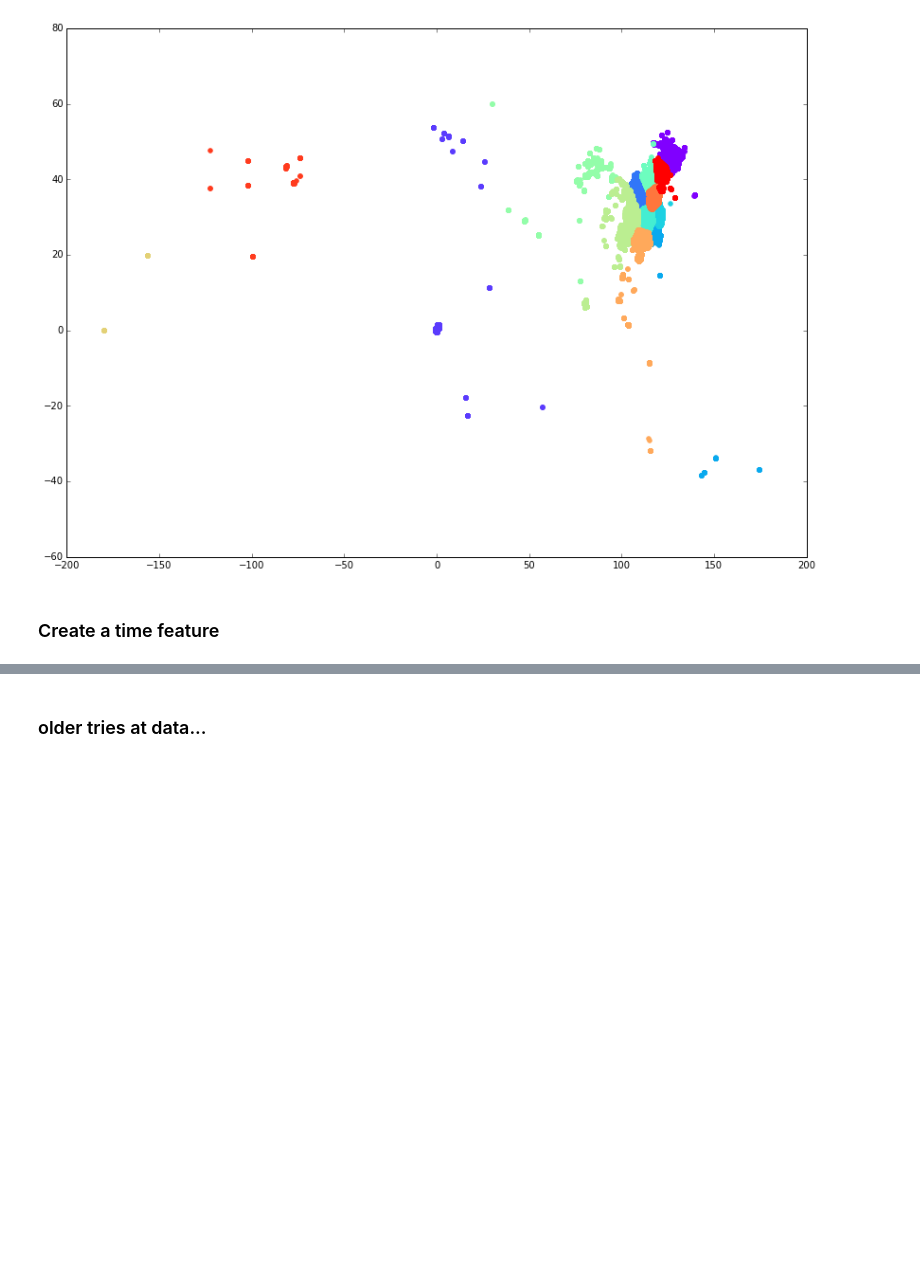
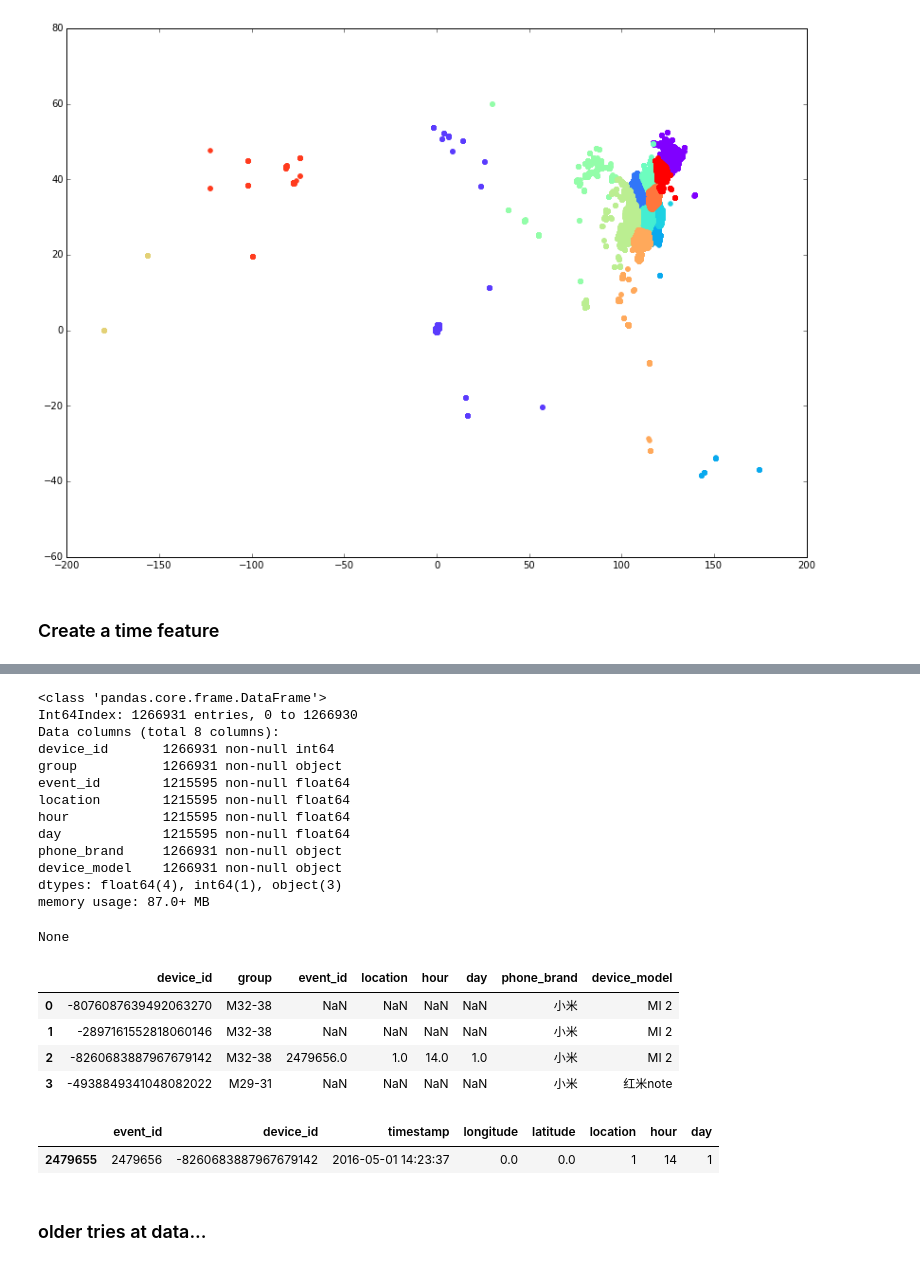
Before and after one commit to llathrop/Kagglescripts, a Jupyter notebook: TalkingData.ipynb, the cells around one changed output, grey strips where cells are left out. Saved outputs shown, nothing was run; the diff lists cells and outputs as text; code cells hidden in the pictures; blank space fills up the shorter version.

```diff
--- a/TalkingData.ipynb
+++ b/TalkingData.ipynb
@@ -449,0 +547,27 @@ None
+# %%
+display(train_events.info())
+display(train_events.head(4))
+
+display(events[events['device_id']==-8260683887967679142])
+# %% [output]
+<class 'pandas.core.frame.DataFrame'>
+Int64Index: 1266931 entries, 0 to 1266930
+Data columns (total 8 columns):
+device_id       1266931 non-null int64
+group           1266931 non-null object
+event_id        1215595 non-null float64
+location        1215595 non-null float64
+hour            1215595 non-null float64
+day             1215595 non-null float64
+phone_brand     1266931 non-null object
+device_model    1266931 non-null object
+dtypes: float64(4), int64(1), object(3)
+memory usage: 87.0+ MB
+None
+|  | device_id | group | event_id | location | hour | day | phone_brand | device_model |
+| 0 | -8076087639492063270 | M32-38 | NaN | NaN | NaN | NaN | 小米 | MI 2 |
+| 1 | -2897161552818060146 | M32-38 | NaN | NaN | NaN | NaN | 小米 | MI 2 |
+| 2 | -8260683887967679142 | M32-38 | 2479656.0 | 1.0 | 14.0 | 1.0 | 小米 | MI 2 |
+| 3 | -4938849341048082022 | M29-31 | NaN | NaN | NaN | NaN | 小米 | 红米note |
+|  | event_id | device_id | timestamp | longitude | latitude | location | hour | day |
+| 2479655 | 2479656 | -8260683887967679142 | 2016-05-01 14:23:37 | 0.0 | 0.0 | 1 | 14 | 1 |
```
Also changed, not shown: parts of 12 cells of this notebook.
